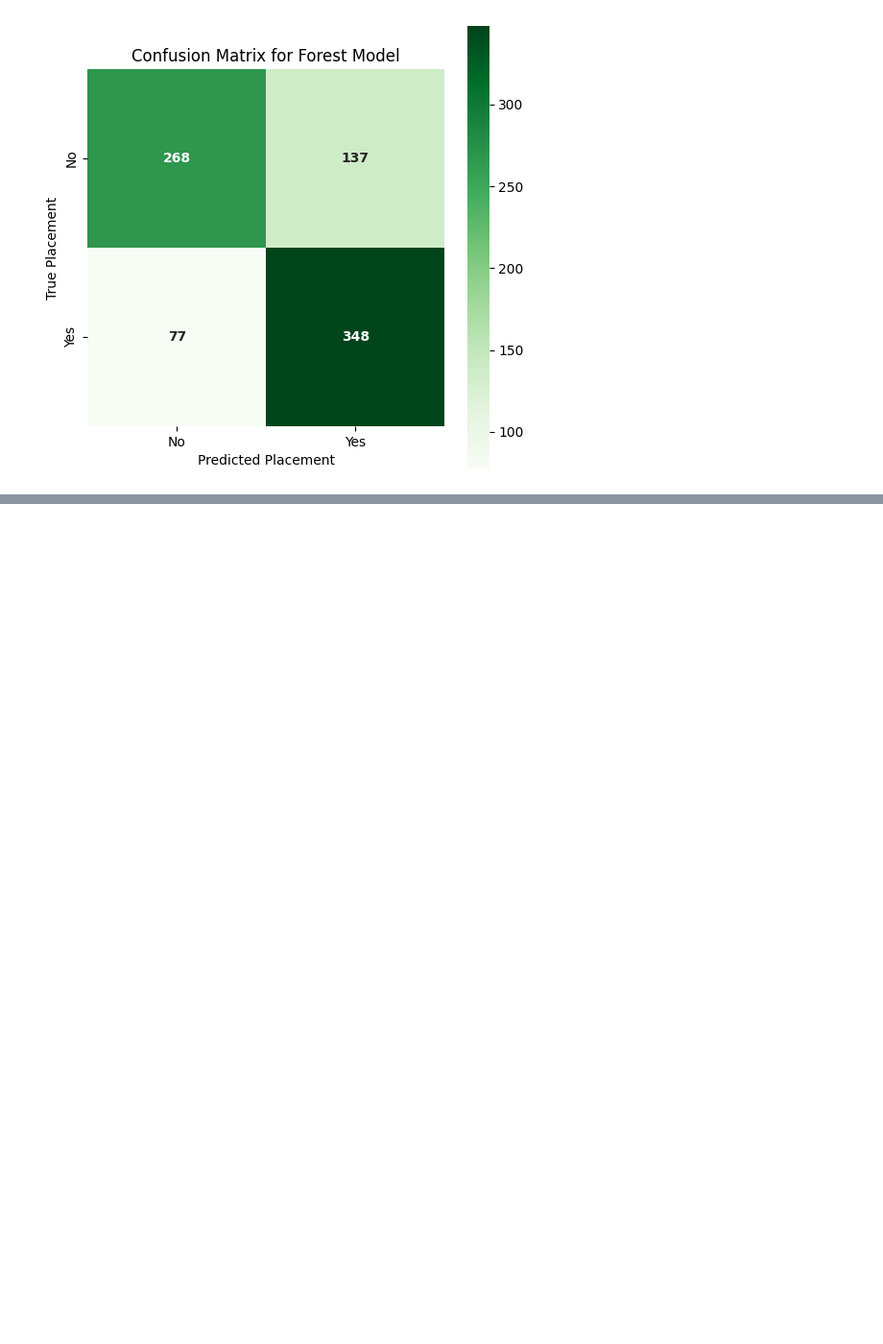
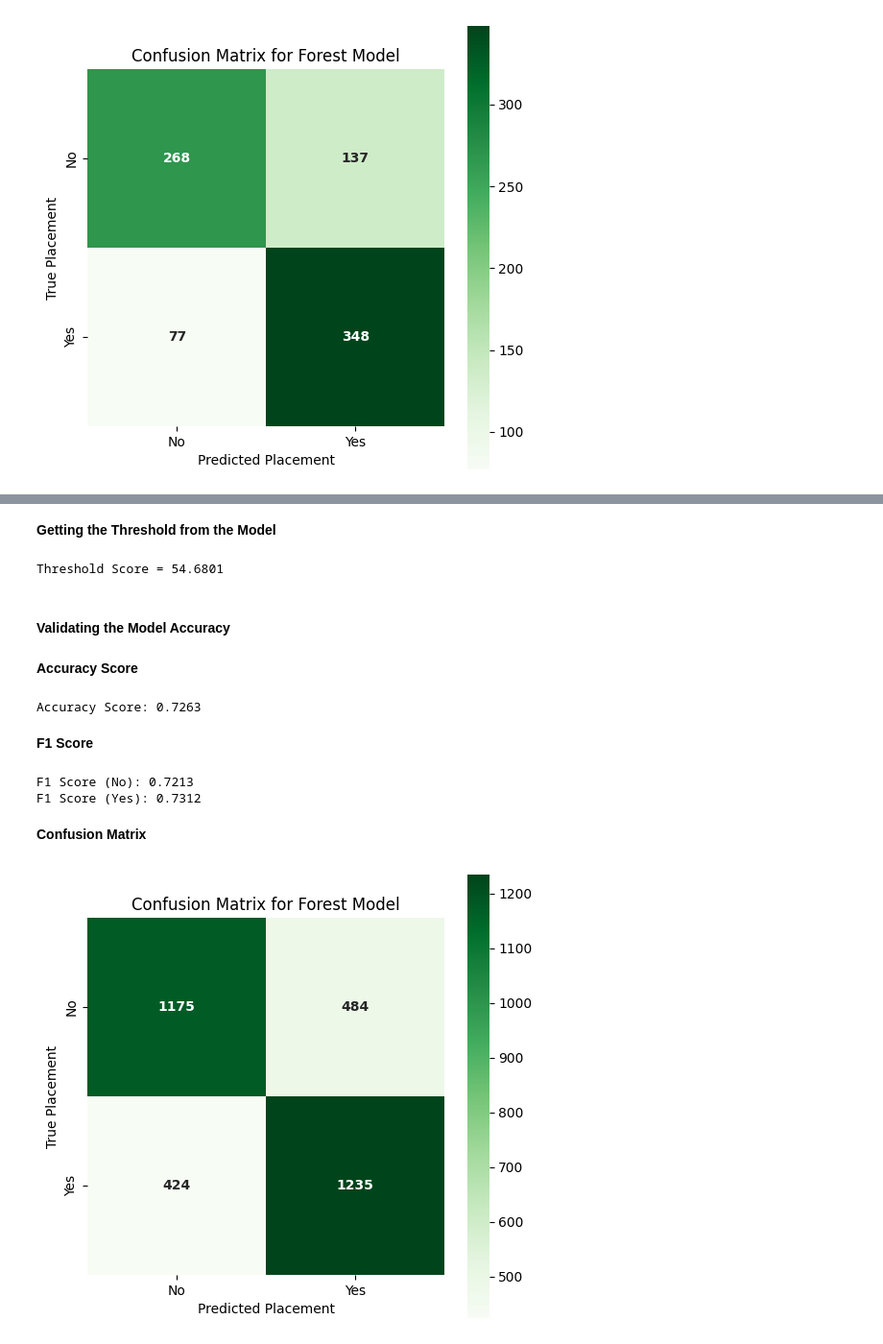
Before and after one commit to Chungj2000/DataAnalysis, a Jupyter notebook: Kaggle/College Student Placement Factors/Workbook.ipynb, the cells around one changed output, grey strips where cells are left out. Shown at 96% size. Saved outputs shown, nothing was run; the diff lists cells and outputs as text; code cells hidden in the pictures; blank space fills up the shorter version.

```diff
--- a/Kaggle/College Student Placement Factors/Workbook.ipynb
+++ b/Kaggle/College Student Placement Factors/Workbook.ipynb
@@ -958,0 +986,36 @@ validate_confusion(score_test, score_predict, placement_labels)
+# %% [markdown]
+**Getting the Threshold from the Model**
+# %%
+logistic_cutoff = 0.5 #Default is 0.5 according to Bayes classifier.
+
+closest_index = np.abs(y_probs - logistic_cutoff).argmin()
+threshold_score = x_range.iloc[closest_index, 0]
+
+print(f'Threshold Score = {threshold_score:.4f}')
+# %% [output]
+Threshold Score = 54.6801
+# %% [markdown]
+#### Validating the Model Accuracy ####
+# %% [markdown]
+**Accuracy Score**
+# %%
+#Convert probabilities into binary values for predictive classification.
+y_pred_probs = logReg_model.predict_proba(score_x)[:, 1]
+y_pred_class = (y_pred_probs >= logistic_cutoff).astype(int)
+
+validate_accuracy_score(score_y, y_pred_class)
+# %% [output]
+Accuracy Score: 0.7263
+# %% [markdown]
+**F1 Score**
+# %%
+validate_f1_score(score_y, y_pred_class, placement_labels)
+# %% [output]
+F1 Score (No): 0.7213
+F1 Score (Yes): 0.7312
+# %% [markdown]
+**Confusion Matrix**
+# %%
+validate_confusion(score_y, y_pred_class, placement_labels)
+# %% [output]
+[figure, added]
```
Also changed, not shown: parts of 5 cells of this notebook.
